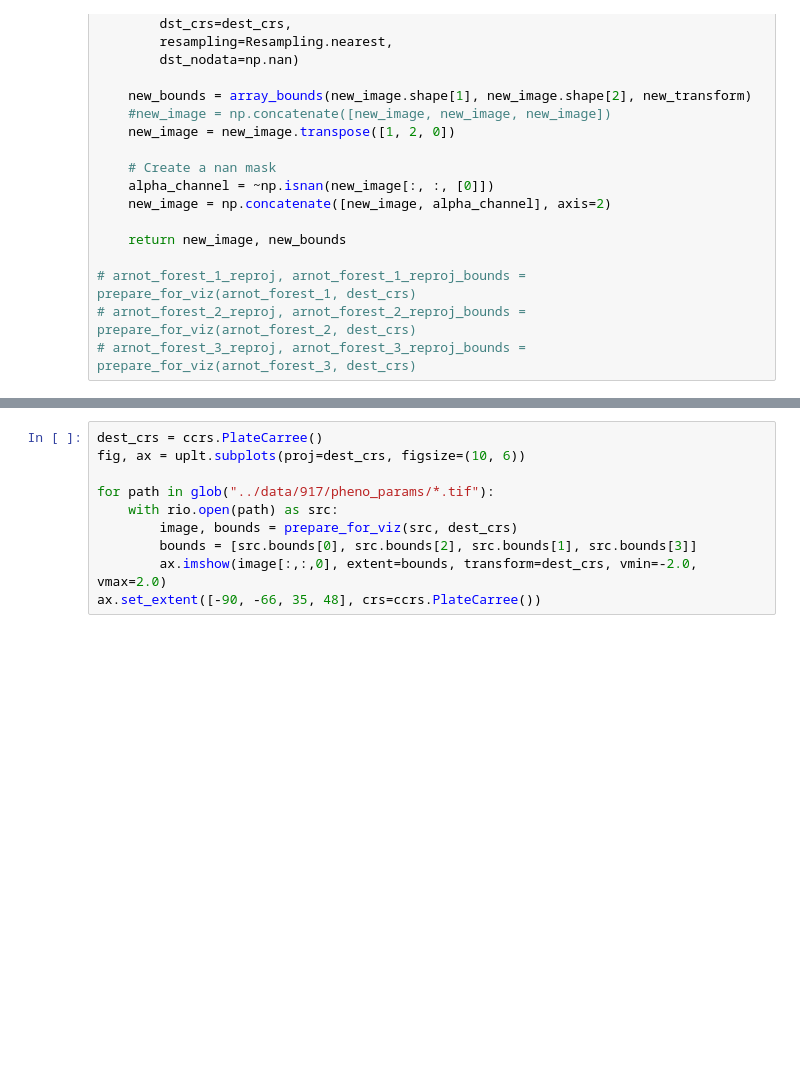
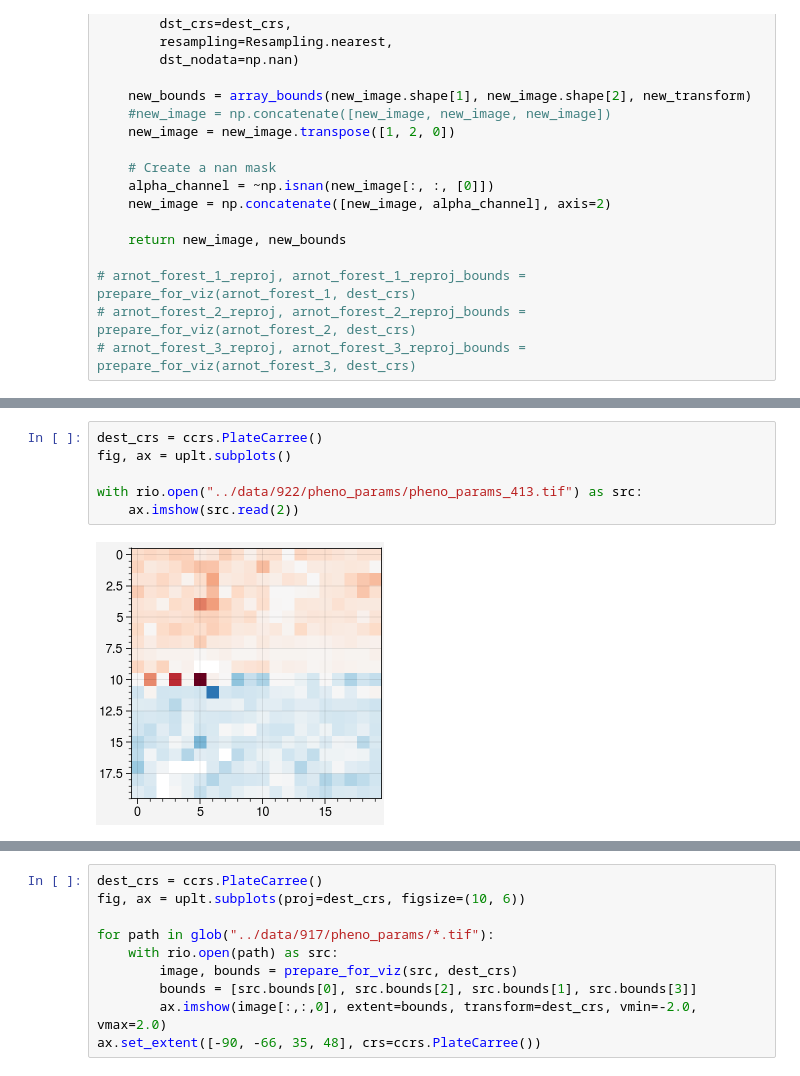
Before and after one commit to camjay99/SpongyMothIPM, a Jupyter notebook: phenology/param_maps.ipynb, the cells around one changed output, grey strips where cells are left out. Saved outputs shown, nothing was run; the diff lists cells and outputs as text; blank space fills up the shorter version.

```diff
--- a/phenology/param_maps.ipynb
+++ b/phenology/param_maps.ipynb
@@ -65,0 +66,8 @@ ax.set_extent([-90, -66, 35, 48], crs=ccrs.PlateCarree())
+# %%
+dest_crs = ccrs.PlateCarree()
+fig, ax = uplt.subplots()
+
+with rio.open("../data/922/pheno_params/pheno_params_413.tif") as src:
+    ax.imshow(src.read(2))
+# %% [output]
+[figure, added]
```
Also changed, not shown: parts of 3 cells of this notebook, 2 other files.
